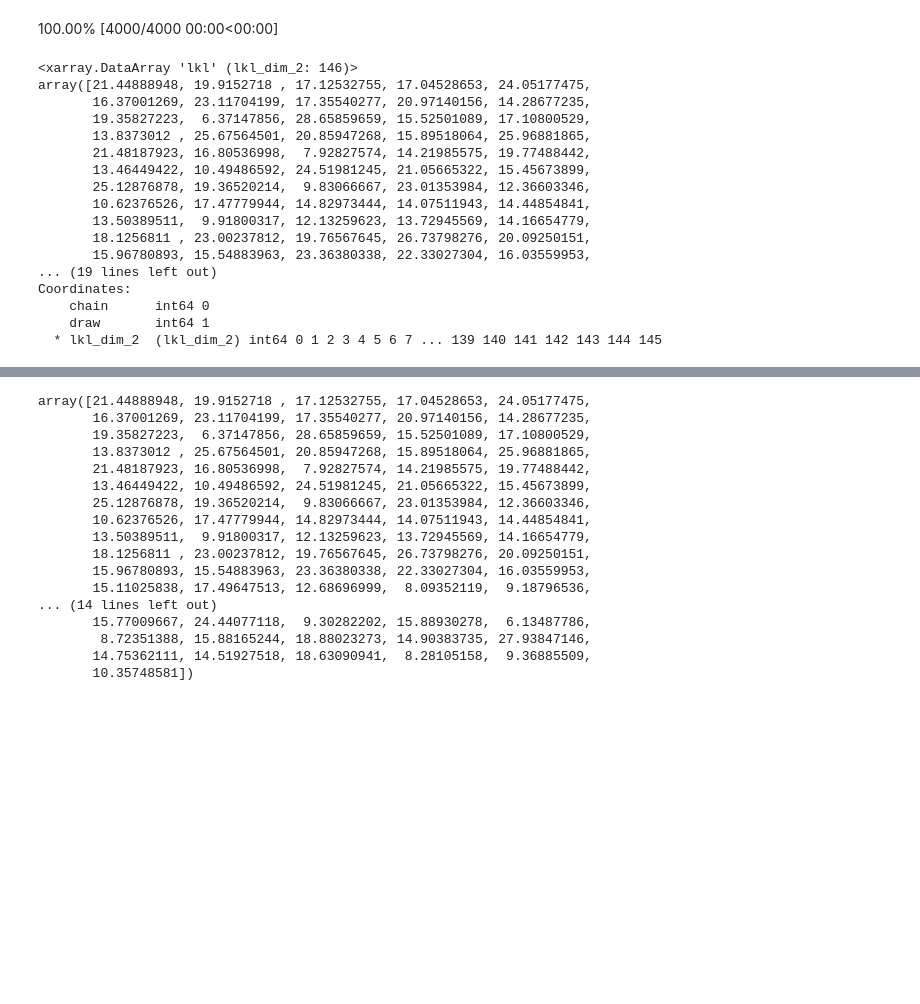
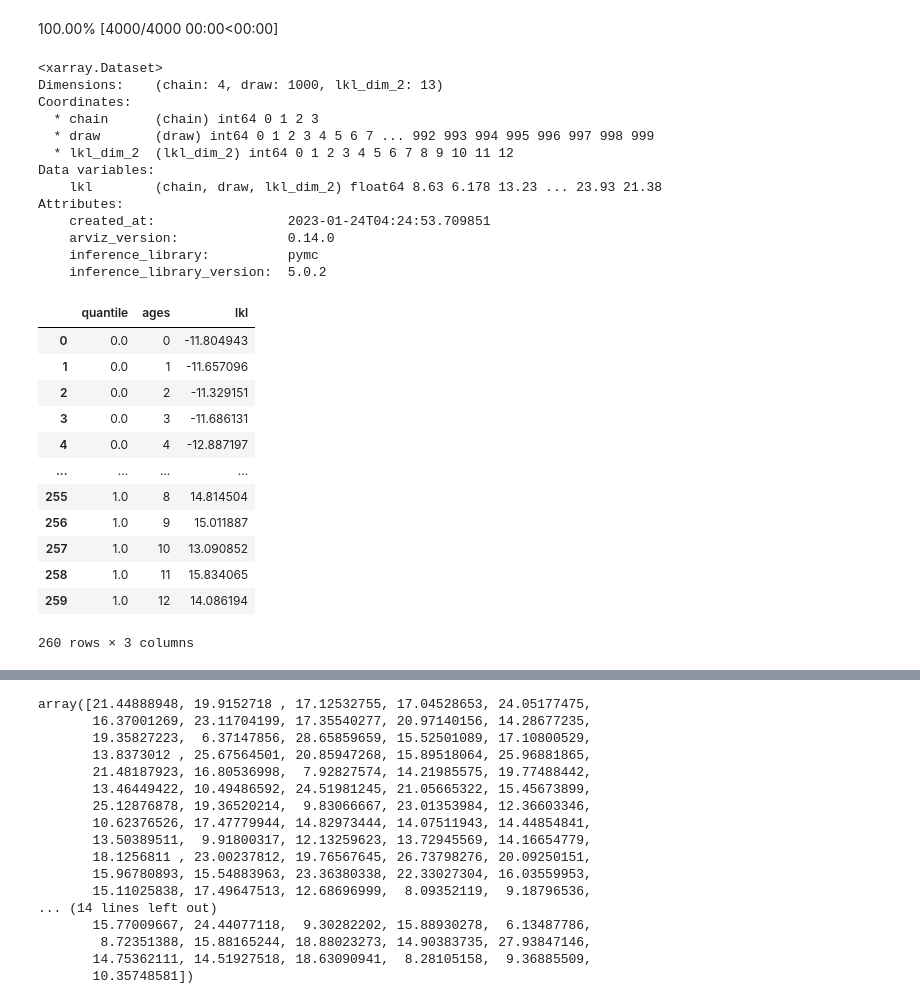
Before and after one commit to kamicollo/stat_rethinking_2023, a Jupyter notebook: homework/my_solutions/week2.ipynb, the cells around one changed output, grey strips where cells are left out. Saved outputs shown, nothing was run; the diff lists cells and outputs as text; code cells hidden in the pictures; blank space fills up the shorter version.

```diff
--- a/homework/my_solutions/week2.ipynb
+++ b/homework/my_solutions/week2.ipynb
@@ -209,8 +209,10 @@ plt.tight_layout()
+# %%
+ages = np.arange(0, 13, 1)
 # %%
 with ex3_model:
-    pm.set_data({"sex": np.zeros((len(kids['age']),), dtype=np.int32), "age": kids['age']})
+    pm.set_data({"sex": np.zeros((len(ages),), dtype=np.int32), "age": ages, 'weight': np.zeros(len(ages))})
     ex3_ppc_female = pm.sample_posterior_predictive(ex3_trace)
-    pm.set_data({"sex": np.ones((len(kids['age']),), dtype=np.int32), "age": kids['age']})
+    pm.set_data({"sex": np.ones((len(ages),), dtype=np.int32), "age": ages, 'weight': np.zeros(len(ages))})
     ex3_ppc_male = pm.sample_posterior_predictive(ex3_trace)
 # %% [output]
 Sampling: [lkl]
@@ -218,22 +220,40 @@ Sampling: [lkl]
 Sampling: [lkl]
 100.00% [4000/4000 00:00<00:00]
 # %%
-ex3_ppc_male['posterior_predictive']['lkl'][0][1]
+ex3_ppc_male['posterior_predictive']
 # %% [output]
-<xarray.DataArray 'lkl' (lkl_dim_2: 146)>
-array([21.44888948, 19.9152718 , 17.12532755, 17.04528653, 24.05177475,
-       16.37001269, 23.11704199, 17.35540277, 20.97140156, 14.28677235,
-       19.35827223,  6.37147856, 28.65859659, 15.52501089, 17.10800529,
-       13.8373012 , 25.67564501, 20.85947268, 15.89518064, 25.96881865,
-       21.48187923, 16.80536998,  7.92827574, 14.21985575, 19.77488442,
-       13.46449422, 10.49486592, 24.51981245, 21.05665322, 15.45673899,
-       25.12876878, 19.36520214,  9.83066667, 23.01353984, 12.36603346,
-       10.62376526, 17.47779944, 14.82973444, 14.07511943, 14.44854841,
-       13.50389511,  9.91800317, 12.13259623, 13.72945569, 14.16654779,
-       18.1256811 , 23.00237812, 19.76567645, 26.73798276, 20.09250151,
-       15.96780893, 15.54883963, 23.36380338, 22.33027304, 16.03559953,
-... (19 lines left out)
+<xarray.Dataset>
+Dimensions:    (chain: 4, draw: 1000, lkl_dim_2: 13)
 Coordinates:
-    chain      int64 0
-    draw       int64 1
-  * lkl_dim_2  (lkl_dim_2) int64 0 1 2 3 4 5 6 7 ... 139 140 141 142 143 144 145
+  * chain      (chain) int64 0 1 2 3
+  * draw       (draw) int64 0 1 2 3 4 5 6 7 ... 992 993 994 995 996 997 998 999
+  * lkl_dim_2  (lkl_dim_2) int64 0 1 2 3 4 5 6 7 8 9 10 11 12
+Data variables:
+    lkl        (chain, draw, lkl_dim_2) float64 8.63 6.178 13.23 ... 23.93 21.38
+Attributes:
+    created_at:                 2023-01-24T04:24:53.709851
+    arviz_version:              0.14.0
+    inference_library:          pymc
+    inference_library_version:  5.0.2
+# %%
+#compute differences
+weight_diffs = (
+    ex3_ppc_male['posterior_predictive']['lkl'] - ex3_ppc_female['posterior_predictive']['lkl']
+).assign_coords({'lkl_dim_2': ages}).rename({'lkl_dim_2': 'ages'})
+
+#summarize
+weight_diffs.quantile(dim=['chain', 'draw'], q=np.linspace(0,1,20)).to_dataframe().reset_index()
+# %% [output]
+|  | quantile | ages | lkl |
+| 0 | 0.0 | 0 | -11.804943 |
+| 1 | 0.0 | 1 | -11.657096 |
+| 2 | 0.0 | 2 | -11.329151 |
+| 3 | 0.0 | 3 | -11.686131 |
+| 4 | 0.0 | 4 | -12.887197 |
+| ... | ... | ... | ... |
+| 255 | 1.0 | 8 | 14.814504 |
+| 256 | 1.0 | 9 | 15.011887 |
+| 257 | 1.0 | 10 | 13.090852 |
+| 258 | 1.0 | 11 | 15.834065 |
+| 259 | 1.0 | 12 | 14.086194 |
+260 rows × 3 columns
```
Also changed, not shown: parts of 3 cells of this notebook, 2 other files.
